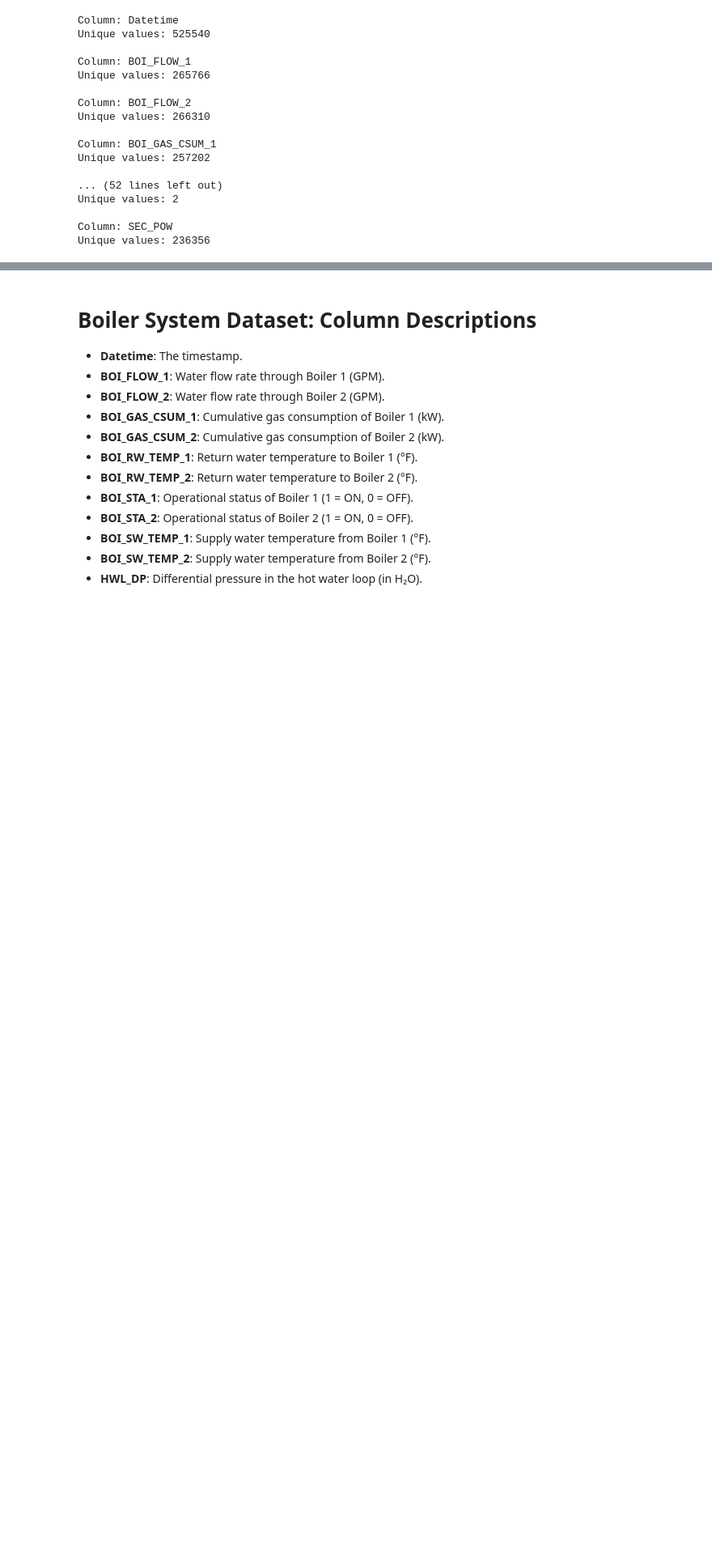
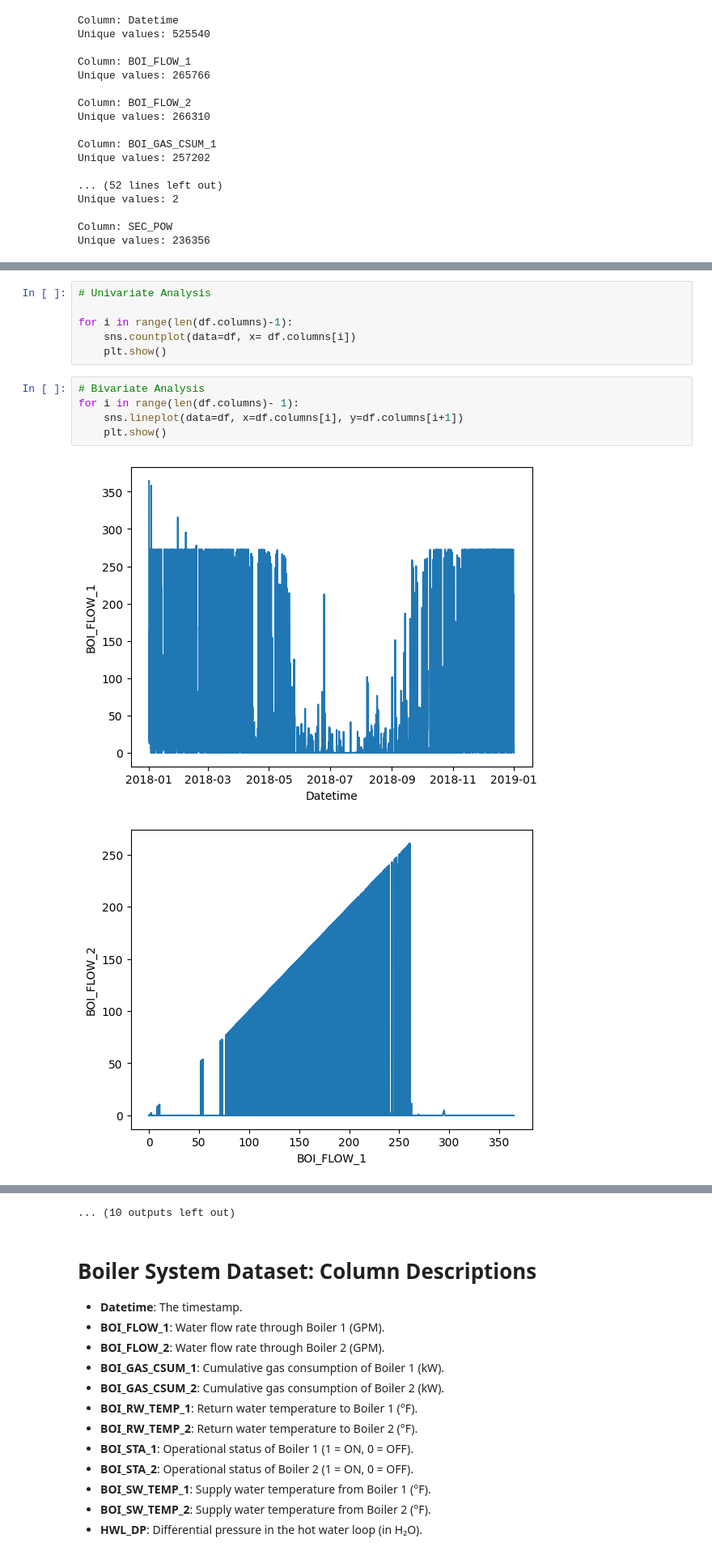
Before and after one commit to msheeba4848/IoT-based-Anomaly-Detection-for-HVAC-Systems, a Jupyter notebook: eda/eda.ipynb, the cells around one changed output, grey strips where cells are left out. Shown at 81% size. Drawn from its saved outputs; the diff is of its cells as text; blank space fills up the shorter version.

Commit message:
added bivariate loop to understand anomaly

```diff
--- a/eda/eda.ipynb
+++ b/eda/eda.ipynb
@@ -91,0 +124,14 @@ for i in df.columns:
+# %%
+# Univariate Analysis
+
+for i in range(len(df.columns)-1):
+    sns.countplot(data=df, x= df.columns[i])
+    plt.show()
+# %%
+# Bivariate Analysis
+for i in range(len(df.columns)- 1):
+    sns.lineplot(data=df, x=df.columns[i], y=df.columns[i+1])
+    plt.show()
+# %% [output]
+[figure, added]
+[figure, added]
@@ -92,3 +148,4 @@ for i in df.columns:
+... (10 outputs left out)
 # %% [markdown]
 # Boiler System Dataset: Column Descriptions
 
```
Also changed, not shown: parts of 5 cells of this notebook, 5 other files.
